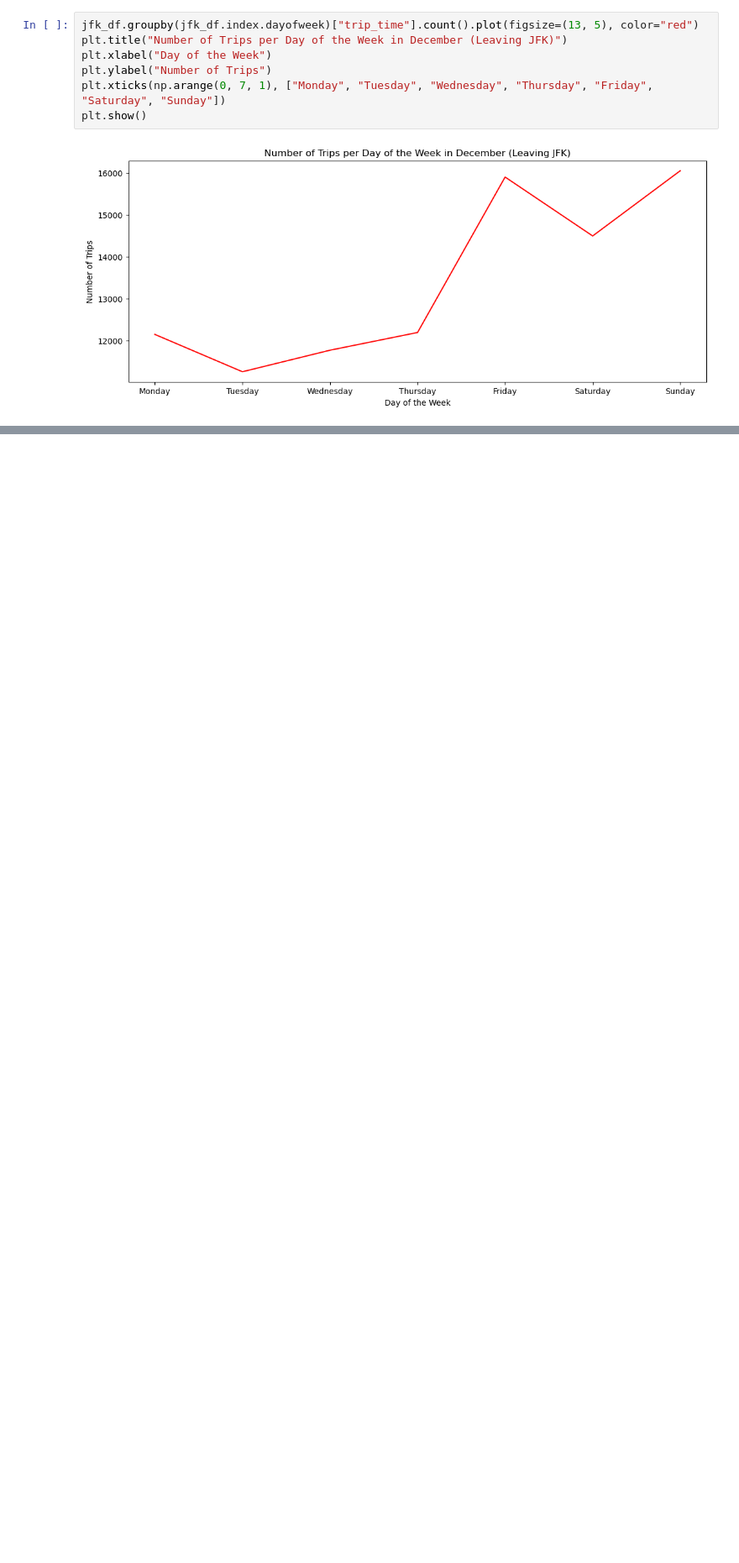
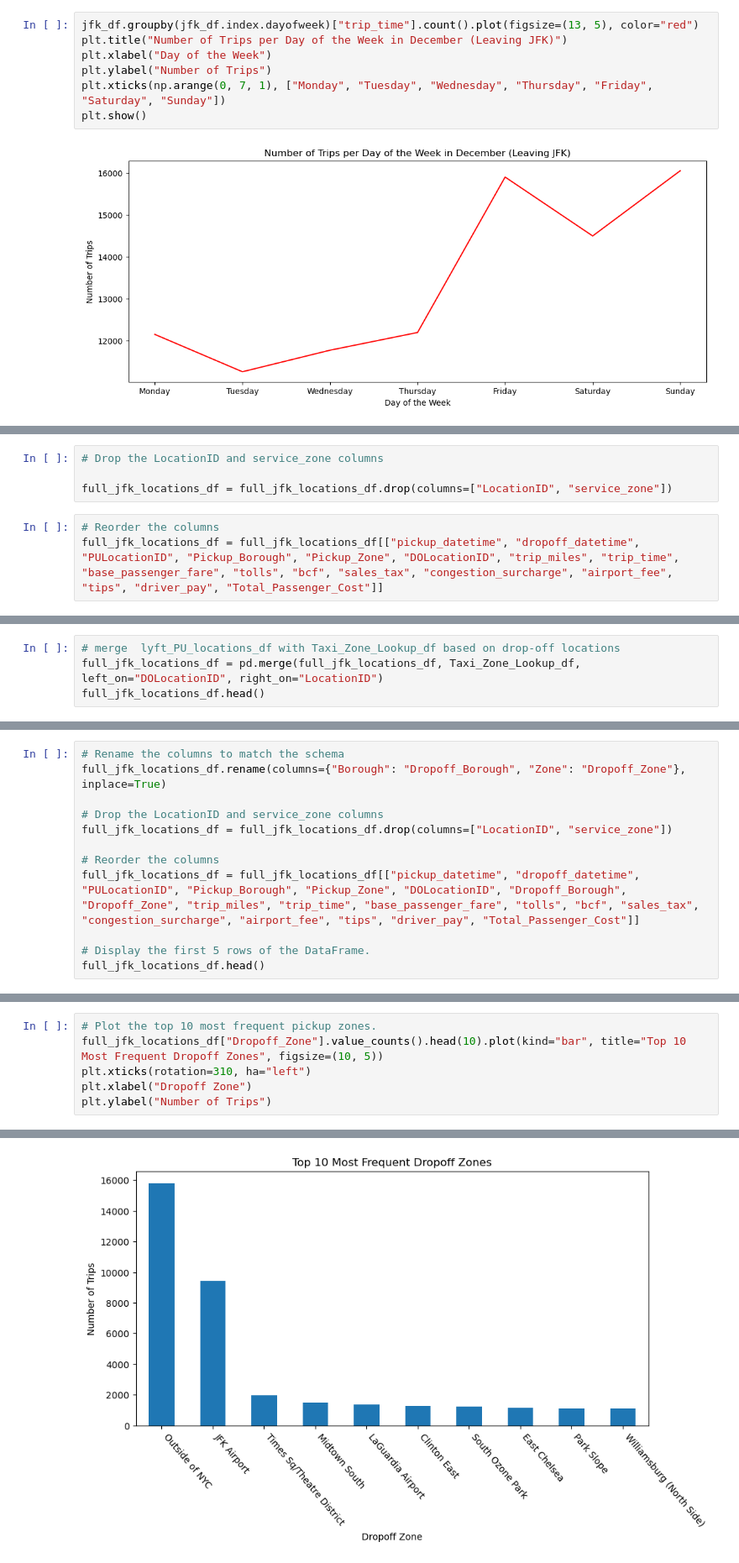
Before and after one commit to T-Haight/project1_group1_osubootcamp, a Jupyter notebook: Common_Trends_JFK.ipynb, the cells around one changed output, grey strips where cells are left out. Shown at 84% size. Drawn from its saved outputs; the diff is of its cells as text; blank space fills up the shorter version.

```diff
--- a/Common_Trends_JFK.ipynb
+++ b/Common_Trends_JFK.ipynb
@@ -131,0 +179,7 @@ plt.show()
+# %%
+# Drop the LocationID and service_zone columns
+
+full_jfk_locations_df = full_jfk_locations_df.drop(columns=["LocationID", "service_zone"])
+# %%
+# Reorder the columns
+full_jfk_locations_df = full_jfk_locations_df[["pickup_datetime", "dropoff_datetime", "PULocationID", "Pickup_Borough", "Pickup_Zone", "DOLocationID", "trip_miles", "trip_time", "base_passenger_fare", "tolls", "bcf", "sales_tax", "congestion_surcharge", "airport_fee", "tips", "driver_pay", "Total_Passenger_Cost"]]
@@ -131,0 +197,4 @@ plt.show()
+# %%
+# merge  lyft_PU_locations_df with Taxi_Zone_Lookup_df based on drop-off locations
+full_jfk_locations_df = pd.merge(full_jfk_locations_df, Taxi_Zone_Lookup_df, left_on="DOLocationID", right_on="LocationID")
+full_jfk_locations_df.head()
@@ -131,0 +209,12 @@ plt.show()
+# %%
+# Rename the columns to match the schema
+full_jfk_locations_df.rename(columns={"Borough": "Dropoff_Borough", "Zone": "Dropoff_Zone"}, inplace=True)
+
+# Drop the LocationID and service_zone columns
+full_jfk_locations_df = full_jfk_locations_df.drop(columns=["LocationID", "service_zone"])
+
+# Reorder the columns
+full_jfk_locations_df = full_jfk_locations_df[["pickup_datetime", "dropoff_datetime", "PULocationID", "Pickup_Borough", "Pickup_Zone", "DOLocationID", "Dropoff_Borough", "Dropoff_Zone", "trip_miles", "trip_time", "base_passenger_fare", "tolls", "bcf", "sales_tax", "congestion_surcharge", "airport_fee", "tips", "driver_pay", "Total_Passenger_Cost"]]
+
+# Display the first 5 rows of the DataFrame.
+full_jfk_locations_df.head()
@@ -131,0 +229,7 @@ plt.show()
+# %%
+# Plot the top 10 most frequent pickup zones.
+full_jfk_locations_df["Dropoff_Zone"].value_counts().head(10).plot(kind="bar", title="Top 10 Most Frequent Dropoff Zones", figsize=(10, 5))
+plt.xticks(rotation=310, ha="left")
+plt.xlabel("Dropoff Zone")
+plt.ylabel("Number of Trips")
+# %% [output]
@@ -131,0 +237 @@ plt.show()
+[figure, added]
```
Also changed, not shown: parts of 27 cells of this notebook.
